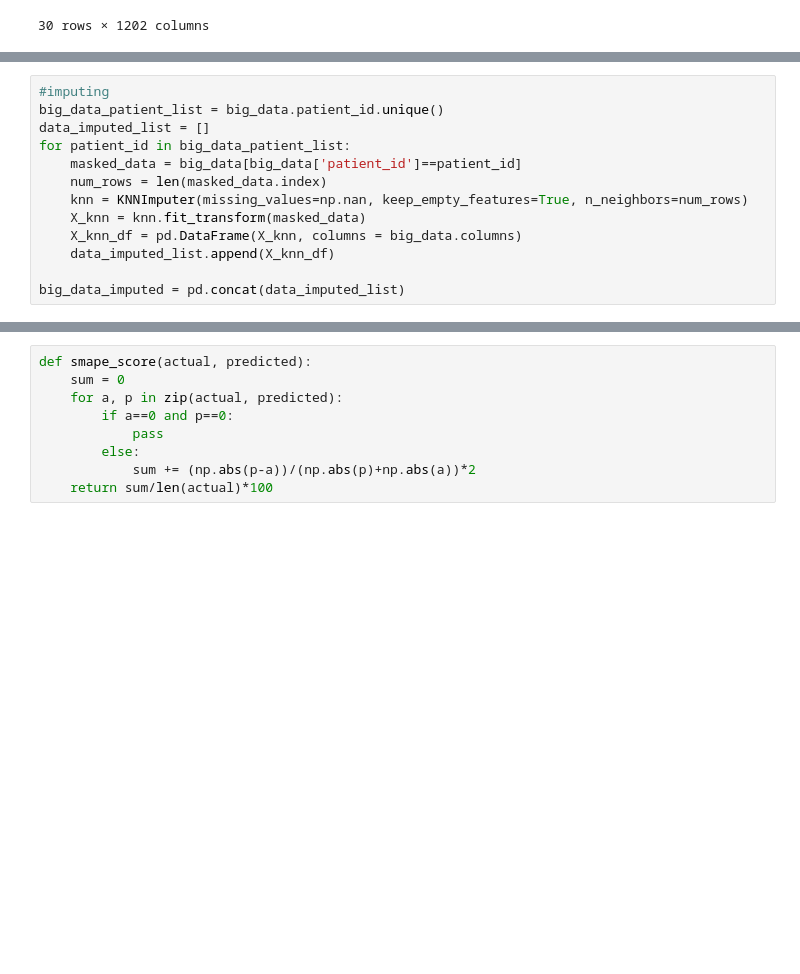
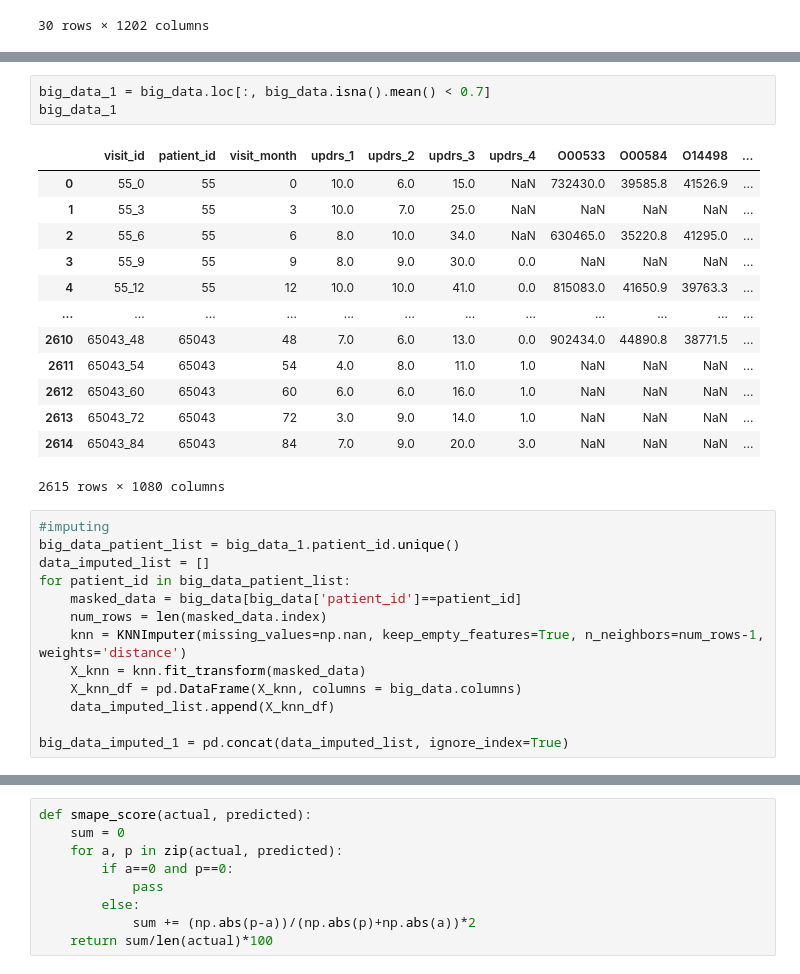
Before and after one commit to fan-yang-md/parkinsons_disease_progression_prediction, a Jupyter notebook: model_hypertuning.ipynb, the cells around one changed output, grey strips where cells are left out. Drawn from its saved outputs; the diff is of its cells as text; blank space fills up the shorter version.

```diff
--- a/model_hypertuning.ipynb
+++ b/model_hypertuning.ipynb
@@ -626,13 +658,30 @@ big_data.head(30)
+# %%
+big_data_1 = big_data.loc[:, big_data.isna().mean() < 0.7]
+big_data_1
+# %% [output]
+|  | visit_id | patient_id | visit_month | updrs_1 | updrs_2 | updrs_3 | updrs_4 | O00533 | O00584 | O14498 | ... |
+| 0 | 55_0 | 55 | 0 | 10.0 | 6.0 | 15.0 | NaN | 732430.0 | 39585.8 | 41526.9 | ... |
+| 1 | 55_3 | 55 | 3 | 10.0 | 7.0 | 25.0 | NaN | NaN | NaN | NaN | ... |
+| 2 | 55_6 | 55 | 6 | 8.0 | 10.0 | 34.0 | NaN | 630465.0 | 35220.8 | 41295.0 | ... |
+| 3 | 55_9 | 55 | 9 | 8.0 | 9.0 | 30.0 | 0.0 | NaN | NaN | NaN | ... |
+| 4 | 55_12 | 55 | 12 | 10.0 | 10.0 | 41.0 | 0.0 | 815083.0 | 41650.9 | 39763.3 | ... |
+| ... | ... | ... | ... | ... | ... | ... | ... | ... | ... | ... | ... |
+| 2610 | 65043_48 | 65043 | 48 | 7.0 | 6.0 | 13.0 | 0.0 | 902434.0 | 44890.8 | 38771.5 | ... |
+| 2611 | 65043_54 | 65043 | 54 | 4.0 | 8.0 | 11.0 | 1.0 | NaN | NaN | NaN | ... |
+| 2612 | 65043_60 | 65043 | 60 | 6.0 | 6.0 | 16.0 | 1.0 | NaN | NaN | NaN | ... |
+| 2613 | 65043_72 | 65043 | 72 | 3.0 | 9.0 | 14.0 | 1.0 | NaN | NaN | NaN | ... |
+| 2614 | 65043_84 | 65043 | 84 | 7.0 | 9.0 | 20.0 | 3.0 | NaN | NaN | NaN | ... |
+2615 rows × 1080 columns
 # %%
 #imputing
-big_data_patient_list = big_data.patient_id.unique()
+big_data_patient_list = big_data_1.patient_id.unique()
 data_imputed_list = []
 for patient_id in big_data_patient_list:
     masked_data = big_data[big_data['patient_id']==patient_id]
     num_rows = len(masked_data.index)
-    knn = KNNImputer(missing_values=np.nan, keep_empty_features=True, n_neighbors=num_rows)
+    knn = KNNImputer(missing_values=np.nan, keep_empty_features=True, n_neighbors=num_rows-1, weights='distance')
     X_knn = knn.fit_transform(masked_data)
     X_knn_df = pd.DataFrame(X_knn, columns = big_data.columns)
     data_imputed_list.append(X_knn_df)
 
-big_data_imputed = pd.concat(data_imputed_list)
+big_data_imputed_1 = pd.concat(data_imputed_list, ignore_index=True)
```
Also changed, not shown: parts of 38 cells of this notebook, 2 other files.
